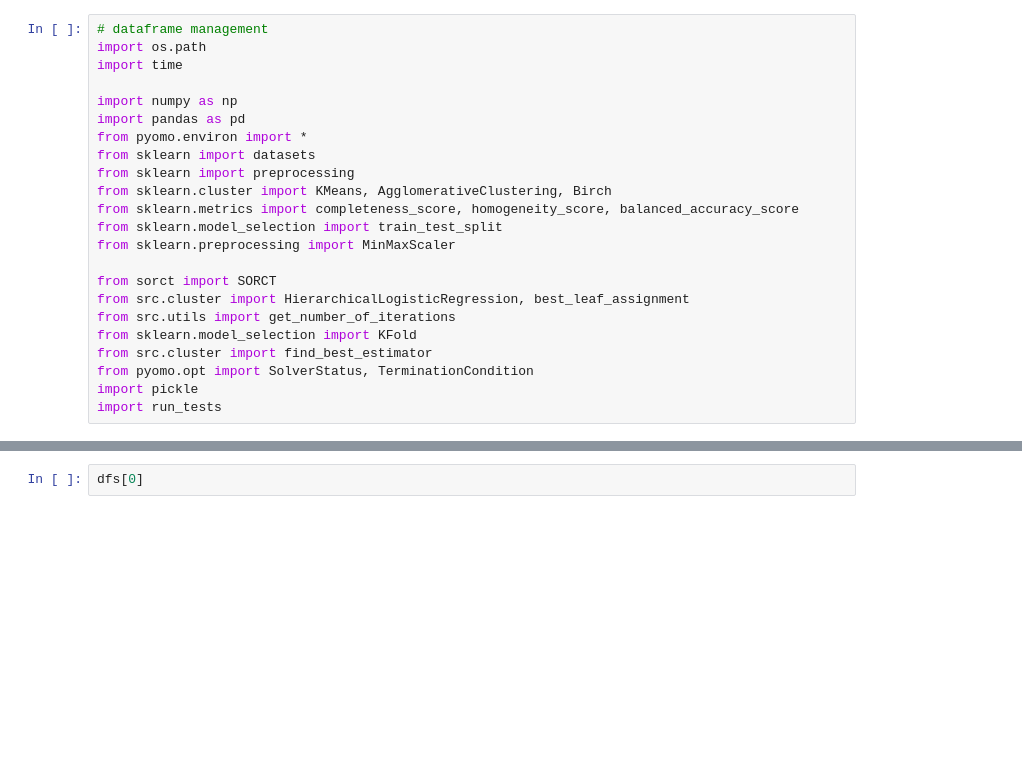
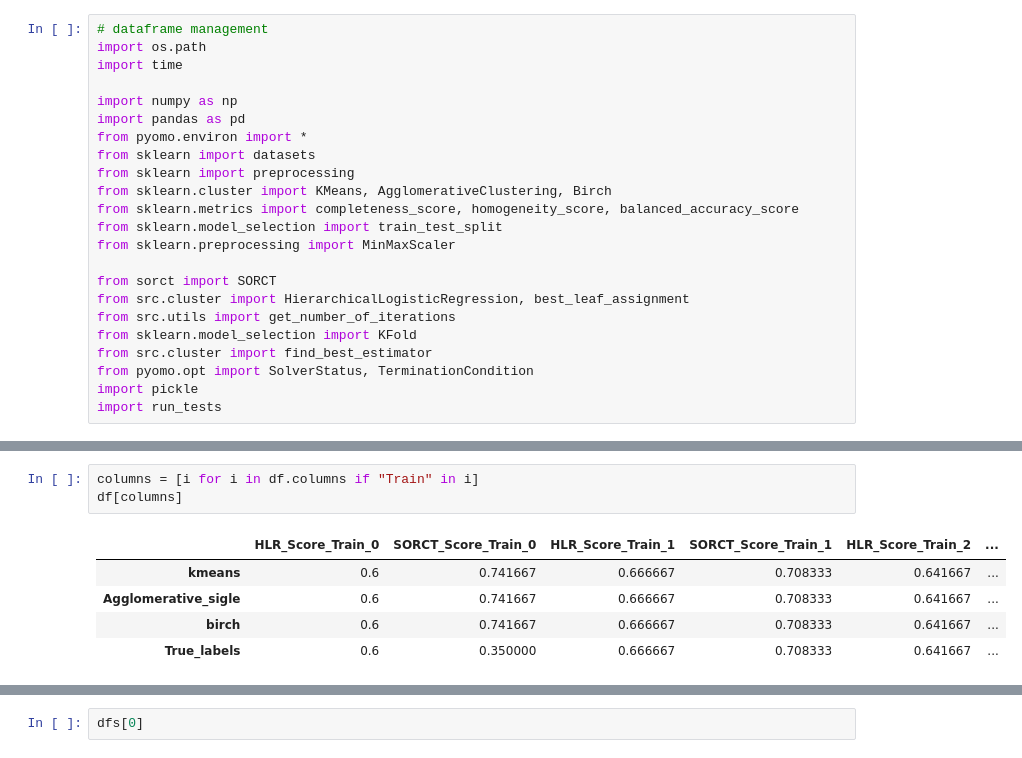
Before and after one commit to OscarPindaro/optimization-project, a Jupyter notebook: Results.ipynb, the cells around one changed output, grey strips where cells are left out. Saved outputs shown, nothing was run; the diff lists cells and outputs as text; blank space fills up the shorter version.

```diff
--- a/Results.ipynb
+++ b/Results.ipynb
@@ -35,0 +37,9 @@ rob
+# %%
+columns = [i for i in df.columns if "Train" in i]
+df[columns]
+# %% [output]
+|  | HLR_Score_Train_0 | SORCT_Score_Train_0 | HLR_Score_Train_1 | SORCT_Score_Train_1 | HLR_Score_Train_2 | ... |
+| kmeans | 0.6 | 0.741667 | 0.666667 | 0.708333 | 0.641667 | ... |
+| Agglomerative_sigle | 0.6 | 0.741667 | 0.666667 | 0.708333 | 0.641667 | ... |
+| birch | 0.6 | 0.741667 | 0.666667 | 0.708333 | 0.641667 | ... |
+| True_labels | 0.6 | 0.350000 | 0.666667 | 0.708333 | 0.641667 | ... |
```
Also changed, not shown: parts of 4 cells of this notebook, 1 other file.
